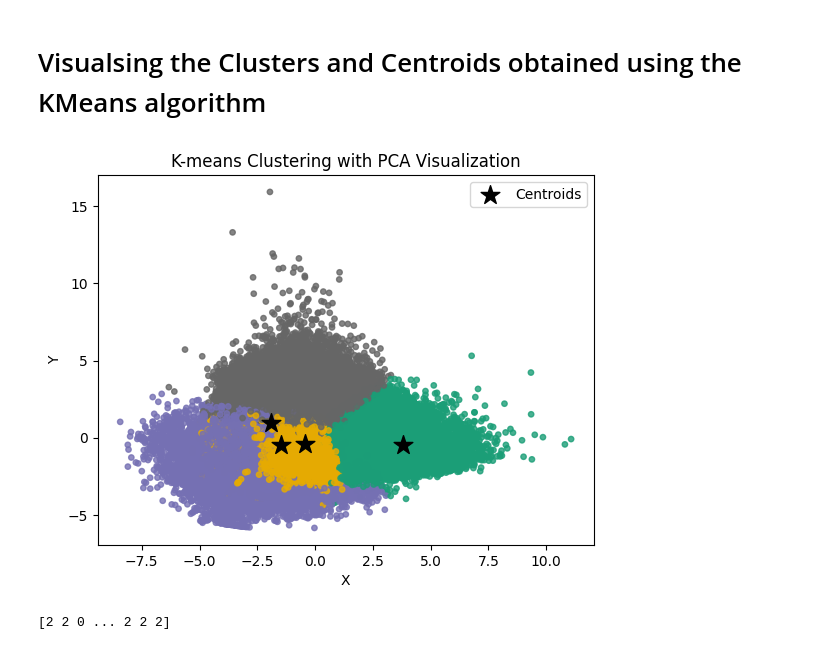
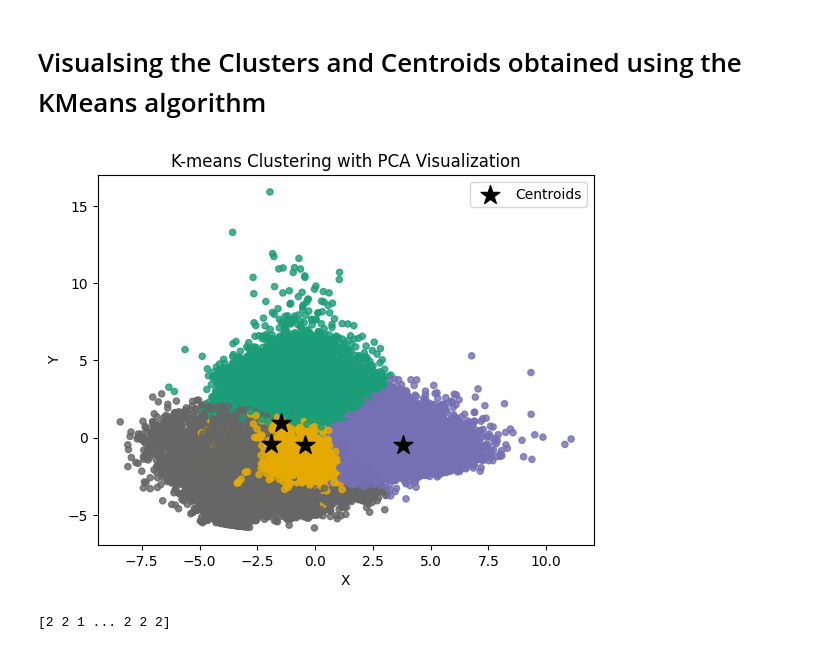
Before and after one commit to Manas-AI-Taskphase/Mrigaank_Mouli, a Jupyter notebook: K-Means Clustering and PCA/ClusteringandPCA.ipynb, the cells around one changed output. Drawn from its saved outputs; the diff is of its cells as text; code cells hidden in the pictures.

Commit message:
K-Means Clustering Algorithm

```diff
--- a/K-Means Clustering and PCA/ClusteringandPCA.ipynb
+++ b/K-Means Clustering and PCA/ClusteringandPCA.ipynb
@@ -60,8 +60,8 @@ def Calc_Inertia(data, centroids, labels):
 # %%
 def KMeans(df,k,epochs):
     centroids = np.random.uniform(np.amin(data,axis=0),np.amax(data,axis=0),size=(k,data.shape[1])) # Intializing random centroids
-    #print("The initial centroids are:")
-    #print(centroids)
+    print("The initial centroids are:")
+    print(centroids)
     for i in range(epochs):
         Labels = [] # Creating list to store the Labels of different Instances
         for instance in df:
@@ -79,13 +79,13 @@ def KMeans(df,k,epochs):
             else:
                 cluster_centers.append(np.mean(data[instance],axis=0)[0]) # Calculating the mean of the positions
                                                                           # of the instance belonging to the cluster
-        if np.abs(np.max((centroids - np.array(cluster_centers))))<0.00000001: # if the change between the cluster centers calculated and the
-                                                                               # previous centroids is very smallthen the loop is stopped
+        if np.abs(np.max((centroids - np.array(cluster_centers)))) < 0.00001: # if the change between the cluster centers calculated and the
+            print(i)                                                      # previous centroids is very smallthen the loop is stopped
             break
         else:
             centroids = np.array(cluster_centers) # If change is not negligible then the Centroids are updated
-    #print("The final centroids are:")
-    #print(centroids)
+    print("The final centroids are:")
+    print(centroids)
     return Labels,centroids
 # %% [markdown]
 # Calculating and Storing the Inertia for values of k ranging from 1 to 7
@@ -155,14 +173,14 @@ centroids_pca = pca.fit_transform(centroids) #Transforming the centroids to redu
 # %% [markdown]
 # Visualsing the Clusters and Centroids obtained using the KMeans algorithm
 # %%
-plt.scatter(data_pca[:, 0], data_pca[:, 1], c=Labels, cmap='Dark2', s=15, alpha=0.8)
+plt.scatter(data_pca[:, 0], data_pca[:, 1], c=Labels, cmap='Dark2', s=20, alpha=0.8)
 plt.scatter(centroids_pca[:,0],centroids[:,1], color='black', marker='*', label='Centroids',s=200)
 plt.title('K-means Clustering with PCA Visualization')
 plt.xlabel('X')
 plt.ylabel('Y')
 plt.legend()
 plt.show()
 print(Labels)
 # %% [output]
-[figure, old version]
+[figure, new version]
-[2 2 0 ... 2 2 2]
+[2 2 1 ... 2 2 2]
```
Also changed, not shown: parts of 1 cell of this notebook.
